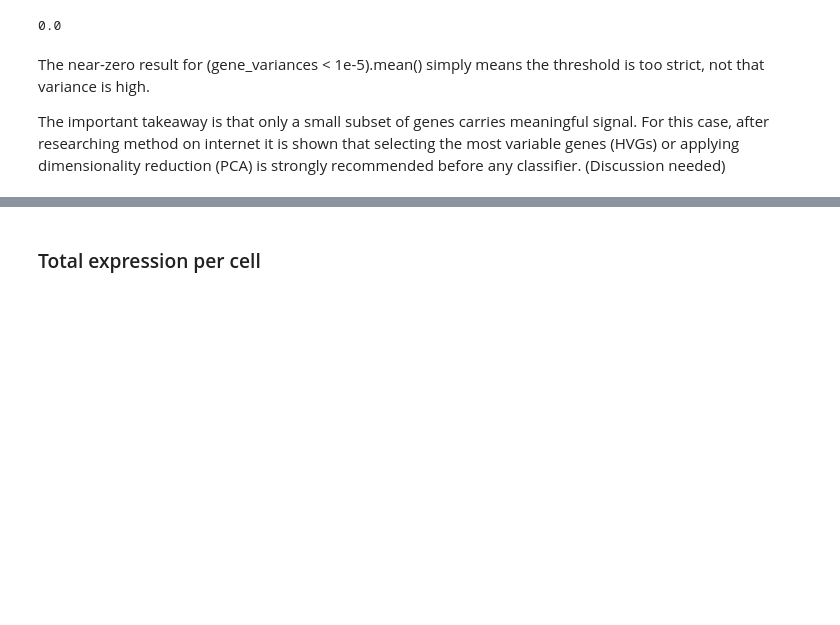
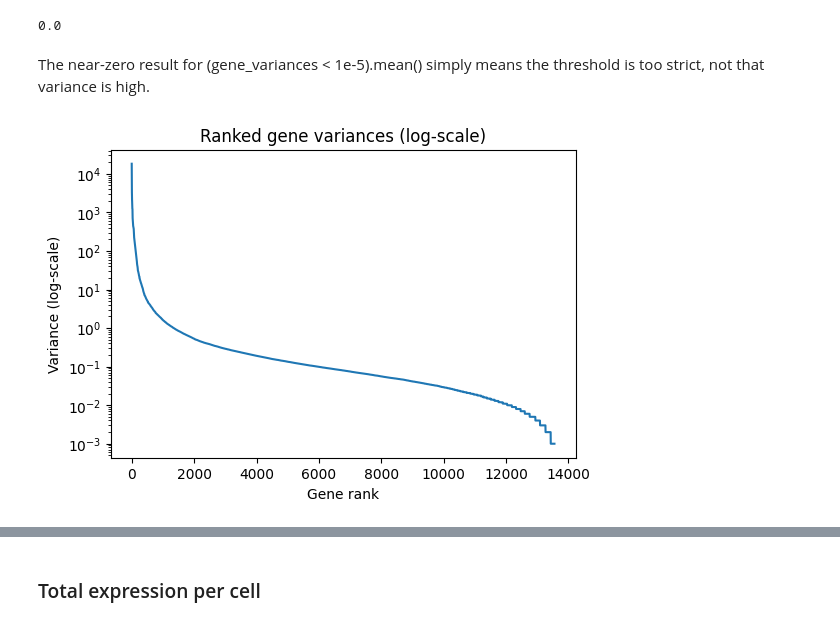
Before and after one commit to DataCampDS/scmark-classification-data-shinobi, a Jupyter notebook: exploratory_data_analysis.ipynb, the cells around one changed output, grey strips where cells are left out. Drawn from its saved outputs; the diff is of its cells as text; code cells hidden in the pictures; blank space fills up the shorter version.

```diff
--- a/exploratory_data_analysis.ipynb
+++ b/exploratory_data_analysis.ipynb
@@ -142,5 +214,15 @@ This pattern is typical for single-cell RNA-seq data, where most genes are expre
 0.0
 # %% [markdown]
 The near-zero result for (gene_variances < 1e-5).mean() simply means the threshold is too strict, not that variance is high.
-
-The important takeaway is that only a small subset of genes carries meaningful signal. For this case, after researching method on internet it is shown that selecting the most variable genes (HVGs) or applying dimensionality reduction (PCA) is strongly recommended before any classifier. (Discussion needed)
+# %%
+sorted_gene_variances = np.sort(gene_variances)[::-1]
+
+plt.figure(figsize=(6, 4))
+plt.plot(sorted_gene_variances)
+plt.yscale("log")
+plt.title("Ranked gene variances (log-scale)")
+plt.xlabel("Gene rank")
+plt.ylabel("Variance (log-scale)")
+plt.show()
+# %% [output]
+[figure, added]
```
Also changed, not shown: parts of 19 cells of this notebook, 11 other files.
